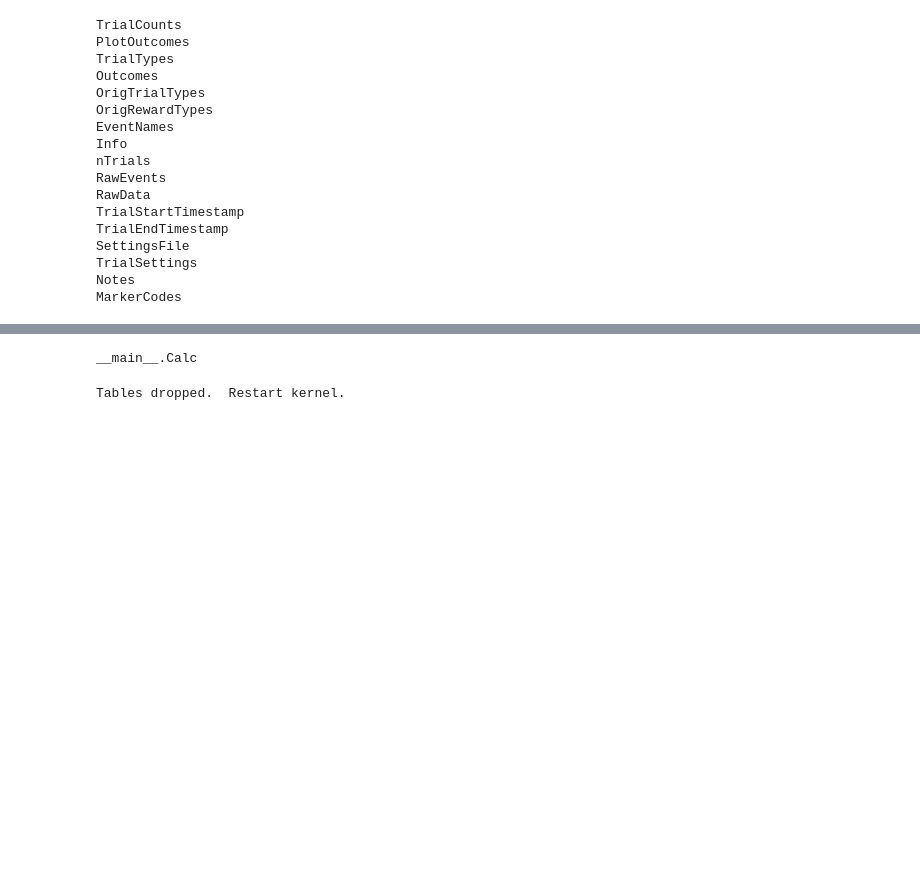
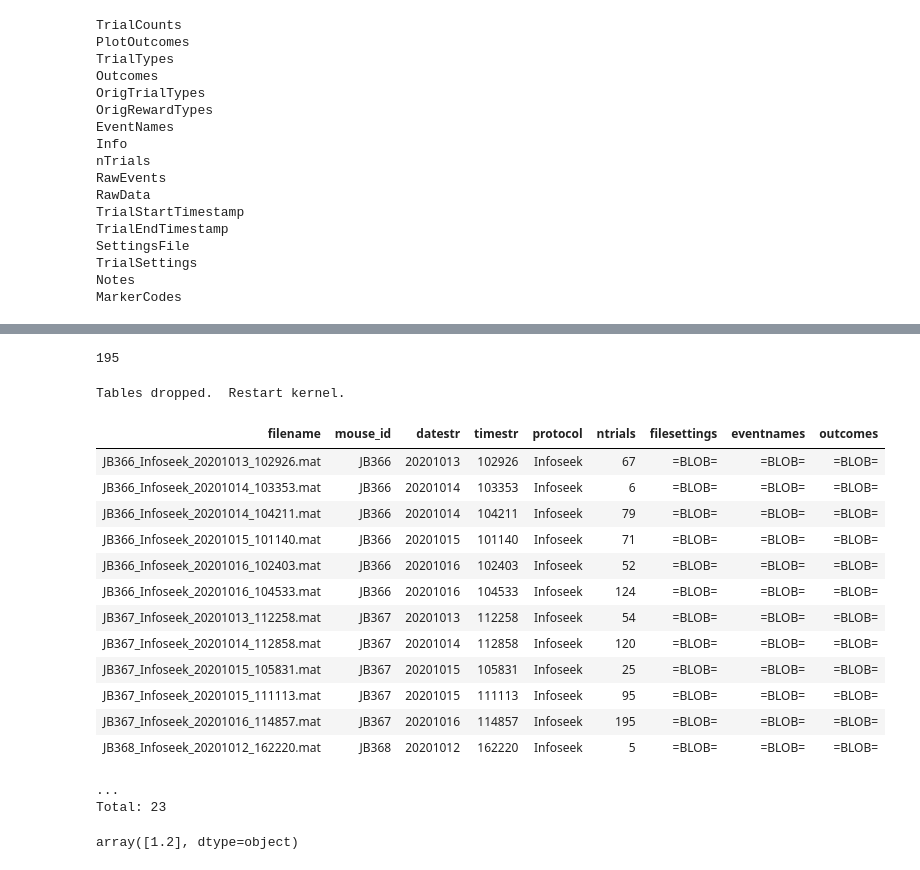
Before and after one commit to jjbussell/BpodInfoSeekAnalysis, a Jupyter notebook: simple.ipynb, the cells around one changed output, grey strips where cells are left out. Cells and saved outputs as stored; diff of their text form; code cells hidden in the pictures; blank space fills up the shorter version.

```diff
--- a/simple.ipynb
+++ b/simple.ipynb
@@ -249,6 +249,13 @@ D:\Dropbox\BpodInfoseek\Data\PythonTest\JB366_TestInfoseek_20200916_113754.mat
 # SessionRawData.drop(True)
 
 # Save raw data
+
+############### DON'T NEED THIS TABLE. don't need raw data in the database.
+############### point to file location, have session table with ALL session-level data
+############### all other data at the level of trials
+############### simply point to file in external store that can be loaded when needed!!
+############### in trialdata, loadmat pull out variables, including RawEvents.Trial
+############### split that into states and events and expand!
 
 @schema
 class SessionRawData(dj.Imported):
@@ -260,10 +267,11 @@ class SessionRawData(dj.Imported):
     raw_data   : longblob     # raw 'session_data' from Bpod matlab file
     """
     def make(self, key):  # key is the primary key of one of the entries in the table `Scan`
-        name = (BehaviorSession & key).fetch1()['filename']
-        partpath = (BehaviorSession & key).fetch1()['filepath']
-        matdata = loadmat(Path(partpath,name))
-        key['raw_data'] = pd.DataFrame(matdata['SessionData'][0])
+        fname = (BehaviorSession & key).fetch1()['filename']
+        fpath = (BehaviorSession & key).fetch1()['filepath']
+        matdata = loadmat(Path(fpath,fname))
+        newdata = pd.DataFrame(matdata['SessionData'][0])
+        key['raw_data'] = newdata
         key['sessiondate'] = (BehaviorSession & key).fetch1()['sessiondate']
         key['sessiontime'] = (BehaviorSession & key).fetch1()['sessiontime']
 #         key['raw_data'] = matdata
@@ -330,20 +350,54 @@ trialtypes=newdata.TrialTypes[0][0]
 # %%
-sessiondata = SessionRawData & 'filename = "JB368_Infoseek_20201012_162220.mat"'
-data = sessiondata.fetch()['raw_data']
+sessiondata = SessionRawData & 'filename = "JB367_Infoseek_20201016_114857.mat"'
+data = sessiondata.fetch1()['raw_data']
+nTrials = data.nTrials[0][0][0]
+nTrials
+# %% [output]
+195
 # %%
+# SessionData.drop(True)
 @schema
-class Calc(dj.Computed):
+class SessionData(dj.Imported):
     definition = """
     -> SessionRawData
     ---
+    ntrials : smallint
+    filesettings : longblob
+    eventnames : longblob
+    outcomes    : longblob
+
     """
     def make(self, key):  # key is the primary key of one of the entries in the table `Scan`
         data = (SessionRawData & key).fetch1()['raw_data']
-        key['new_data'] = data
-#         key['raw_data'] = matdata
+        key['ntrials'] = data.nTrials[0][0][0]
+        settingsfile = data.SettingsFile[0][0]
+        key['filesettings'] = settingsfile['GUI'][0][0]
+        key['eventnames'] = data.EventNames[0][0][0]
+        key['outcomes'] = data.Outcomes[0][0]
         self.insert1(key)
 
-Calc().populate
-Calc
+SessionData()
+SessionData.populate()
+SessionData()
 # %% [output]
-__main__.Calc
+Tables dropped.  Restart kernel.
+| filename | mouse_id | datestr | timestr | protocol | ntrials | filesettings | eventnames | outcomes |
+| JB366_Infoseek_20201013_102926.mat | JB366 | 20201013 | 102926 | Infoseek | 67 | =BLOB= | =BLOB= | =BLOB= |
+| JB366_Infoseek_20201014_103353.mat | JB366 | 20201014 | 103353 | Infoseek | 6 | =BLOB= | =BLOB= | =BLOB= |
+| JB366_Infoseek_20201014_104211.mat | JB366 | 20201014 | 104211 | Infoseek | 79 | =BLOB= | =BLOB= | =BLOB= |
+| JB366_Infoseek_20201015_101140.mat | JB366 | 20201015 | 101140 | Infoseek | 71 | =BLOB= | =BLOB= | =BLOB= |
+| JB366_Infoseek_20201016_102403.mat | JB366 | 20201016 | 102403 | Infoseek | 52 | =BLOB= | =BLOB= | =BLOB= |
+| JB366_Infoseek_20201016_104533.mat | JB366 | 20201016 | 104533 | Infoseek | 124 | =BLOB= | =BLOB= | =BLOB= |
+| JB367_Infoseek_20201013_112258.mat | JB367 | 20201013 | 112258 | Infoseek | 54 | =BLOB= | =BLOB= | =BLOB= |
+| JB367_Infoseek_20201014_112858.mat | JB367 | 20201014 | 112858 | Infoseek | 120 | =BLOB= | =BLOB= | =BLOB= |
+| JB367_Infoseek_20201015_105831.mat | JB367 | 20201015 | 105831 | Infoseek | 25 | =BLOB= | =BLOB= | =BLOB= |
+| JB367_Infoseek_20201015_111113.mat | JB367 | 20201015 | 111113 | Infoseek | 95 | =BLOB= | =BLOB= | =BLOB= |
+| JB367_Infoseek_20201016_114857.mat | JB367 | 20201016 | 114857 | Infoseek | 195 | =BLOB= | =BLOB= | =BLOB= |
+| JB368_Infoseek_20201012_162220.mat | JB368 | 20201012 | 162220 | Infoseek | 5 | =BLOB= | =BLOB= | =BLOB= |
+...
+Total: 23
+# %%
+onesettings = (SessionData & 'filename = "JB367_Infoseek_20201016_114857.mat"').fetch1('filesettings')
+odordelay = onesettings['OdorDelay']
+# %% [output]
+array([1.2], dtype=object)
@@ -359,15 +418,13 @@ class SessionProcessed(dj.Computed):
 
     def make(self, key):
         data = ((SessionRawData & key).fetch1()['raw_data'])
-        outcomes = pd.DataFrame(data['Outcomes'][0][0])
+        outcomes = data.Outcomes][0][0]
         key['outcomes'] = outcomes
 
         self.insert1(key)
 
-        print("test")
+
 SessionProcessed.drop(True)
-# %% [output]
-Tables dropped.  Restart kernel.
 # %%
 SessionProcessed().populate
 SessionProcessed
```
Also changed, not shown: parts of 5 cells of this notebook.
